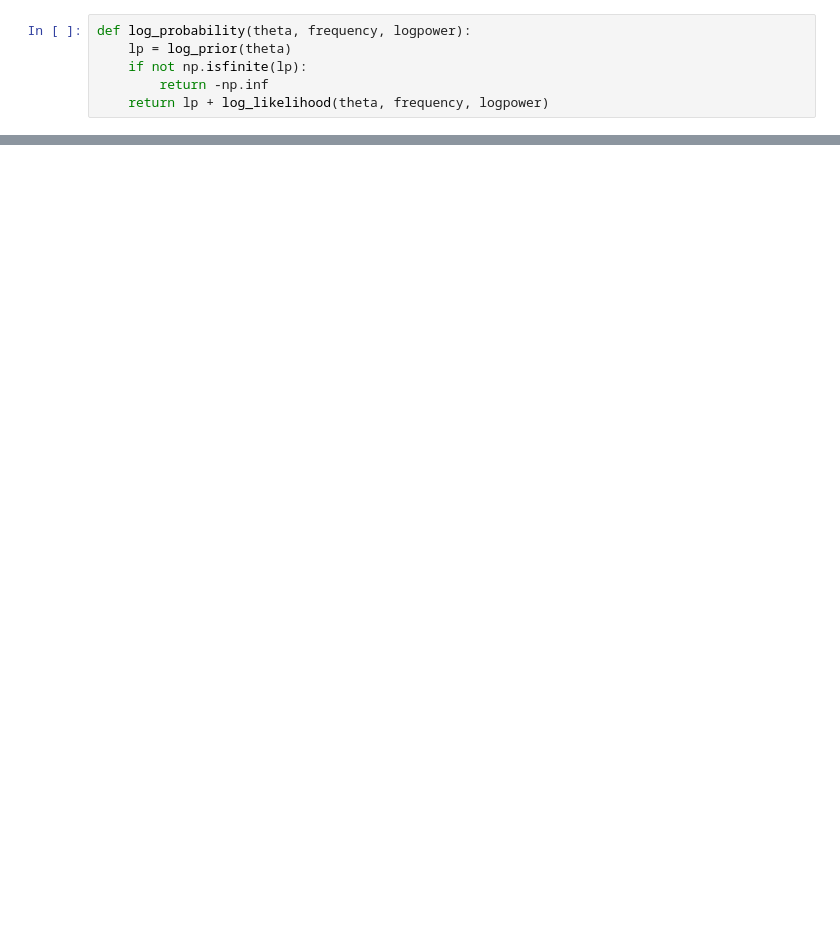
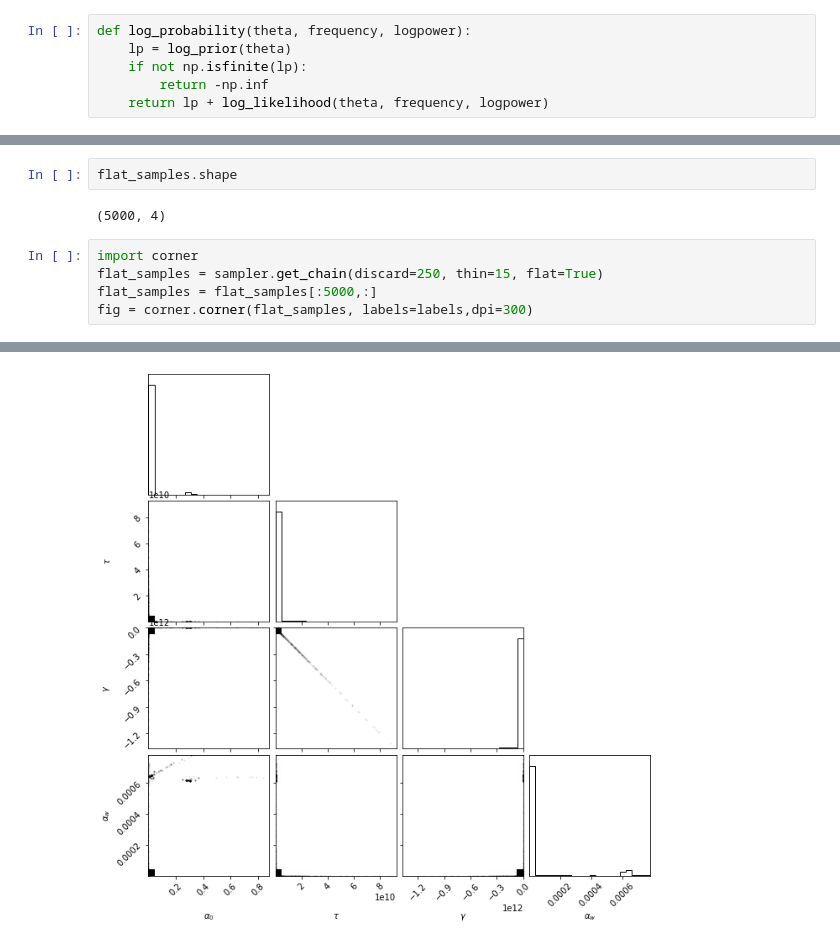
Before and after one commit to Bilsek12/squeegee, a Jupyter notebook: emcee_fit_smith.ipynb, the cells around one changed output, grey strips where cells are left out. Drawn from its saved outputs; the diff is of its cells as text; blank space fills up the shorter version.

```diff
--- a/emcee_fit_smith.ipynb
+++ b/emcee_fit_smith.ipynb
@@ -33,0 +96,10 @@ sampler.run_mcmc(pos, 5000, progress=True);
+# %%
+flat_samples.shape
+# %% [output]
+(5000, 4)
+# %%
+import corner
+flat_samples = sampler.get_chain(discard=250, thin=15, flat=True)
+flat_samples = flat_samples[:5000,:]
+fig = corner.corner(flat_samples, labels=labels,dpi=300)
+# %% [output]
@@ -33,0 +112 @@ sampler.run_mcmc(pos, 5000, progress=True);
+[figure, added]
```
Also changed, not shown: parts of 9 cells of this notebook, 2 other files.
